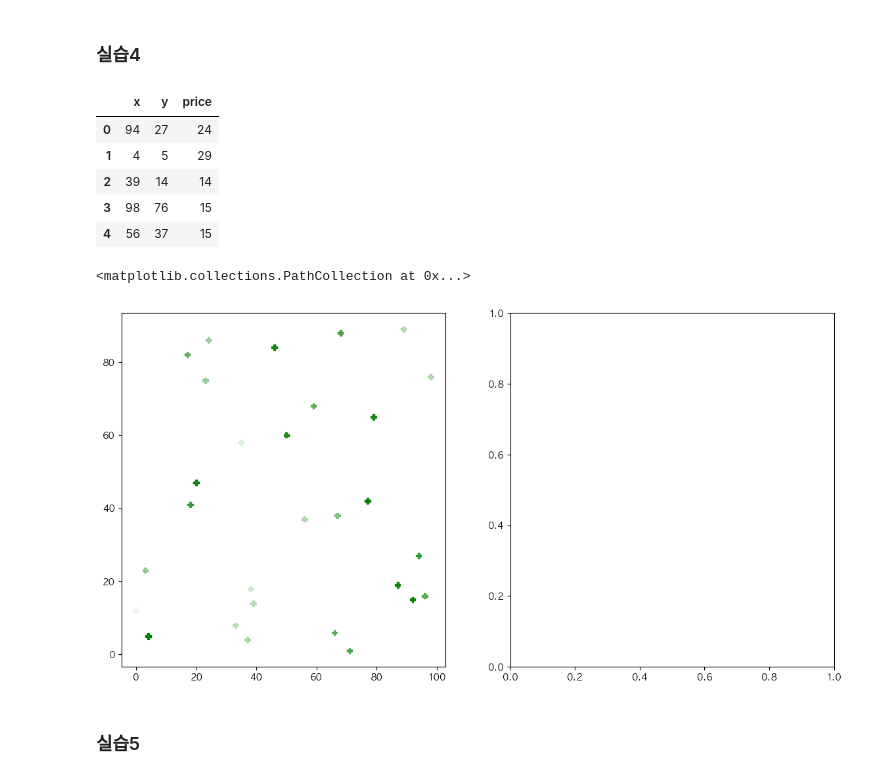
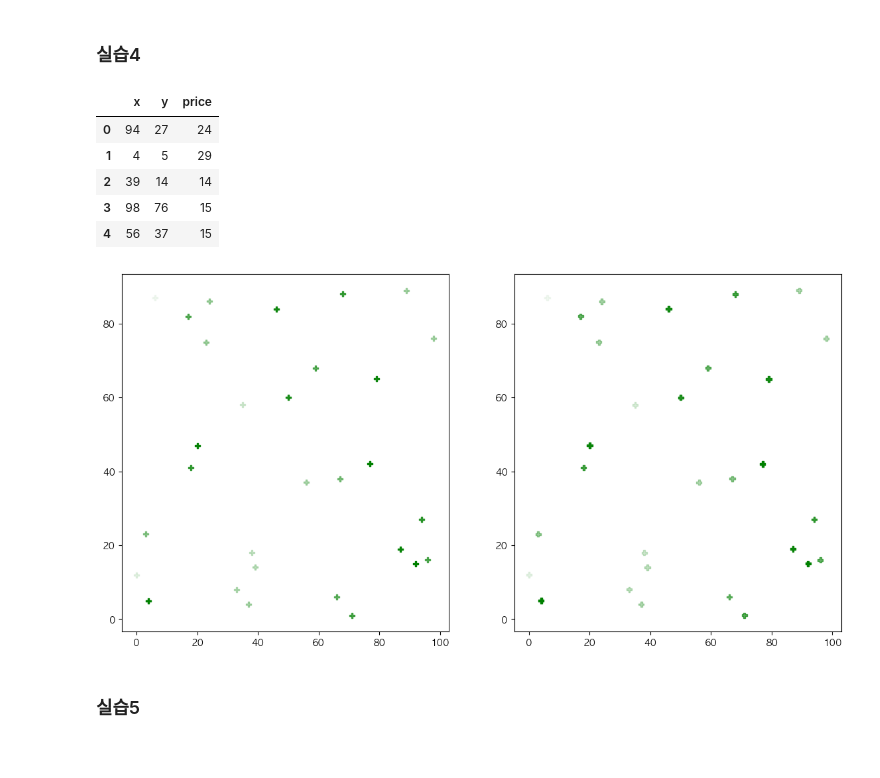
Before and after one commit to Woochang4862/USW-Data-Visualization, a Jupyter notebook: w7/dv2024_7w_code.ipynb, the cells around one changed output. Cells and saved outputs as stored; diff of their text form; code cells hidden in the pictures.

```diff
--- a/w7/dv2024_7w_code.ipynb
+++ b/w7/dv2024_7w_code.ipynb
@@ -90,7 +90,7 @@ marks
 fig=plt.figure(figsize=(12,8), dpi=100)
 ax=fig.subplots()
 
-A=np.random.normal(0,0.15,size=(30,2))
+A=np.random.normal(0,0.15,size=(100,2))
 
 ## 코드작성
 for i in range(3):
@@ -196,22 +196,27 @@ _=ax.scatter(data['x'],data['y'],marker='P',s=data['price']**2,edgecolors='k')
 # %%
 fig=plt.figure(figsize=(14,7), dpi=100)
 ax1, ax2=fig.subplots(1,2)
 
 data = pd.read_table('data/xy_price.txt', sep='\t')
 data.head()
 
+mx = np.max(data['price'])
+mn = np.min(data['price'])
+
 ## 코드작성
-alpha_list = (data['price']-min(data['price']))/max(data['price']-min(data['price']))
-ax1.scatter(data['x'],data['y'],color='g',marker='P',alpha=alpha_list)
+for i in data.index:
+    _=ax1.scatter(data.iloc[i]['x'],data.iloc[i]['y'],color='g',marker='P', alpha=(data.iloc[i]['price']-mn+1)/(mx-mn+1))
+
+alpha_list = (data['price']-mn+1)/(mx-mn+1) # 0 일 필요는 없음
+_=ax2.scatter(data['x'],data['y'],color='g',marker='P',alpha=alpha_list)
 # %% [output]
 |  | x | y | price |
 | 0 | 94 | 27 | 24 |
 | 1 | 4 | 5 | 29 |
 | 2 | 39 | 14 | 14 |
 | 3 | 98 | 76 | 15 |
 | 4 | 56 | 37 | 15 |
-<matplotlib.collections.PathCollection at 0x...>
-[figure, old version]
+[figure, new version]
 # %% [markdown]
 ### 실습5
 # %%
```
Also changed, not shown: parts of 3 cells of this notebook.
